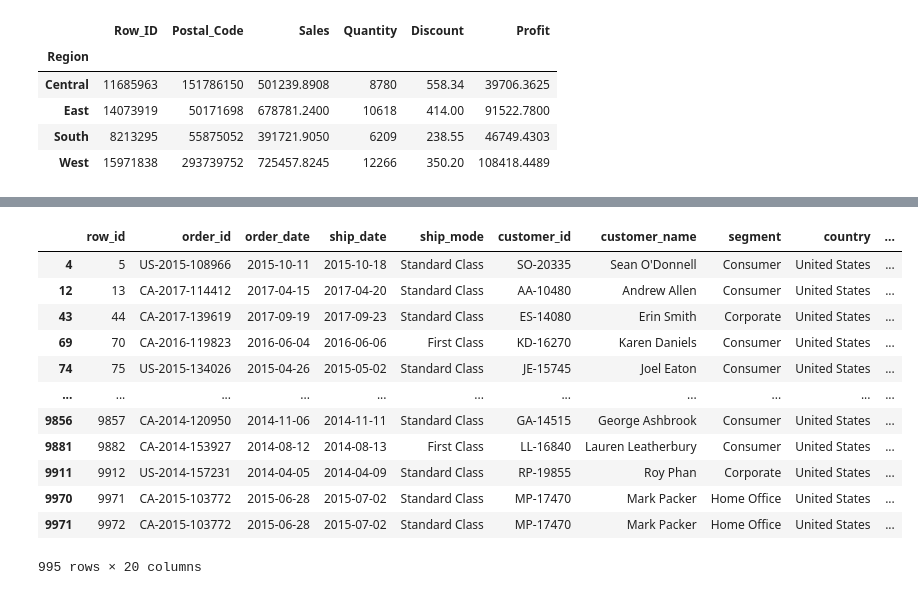
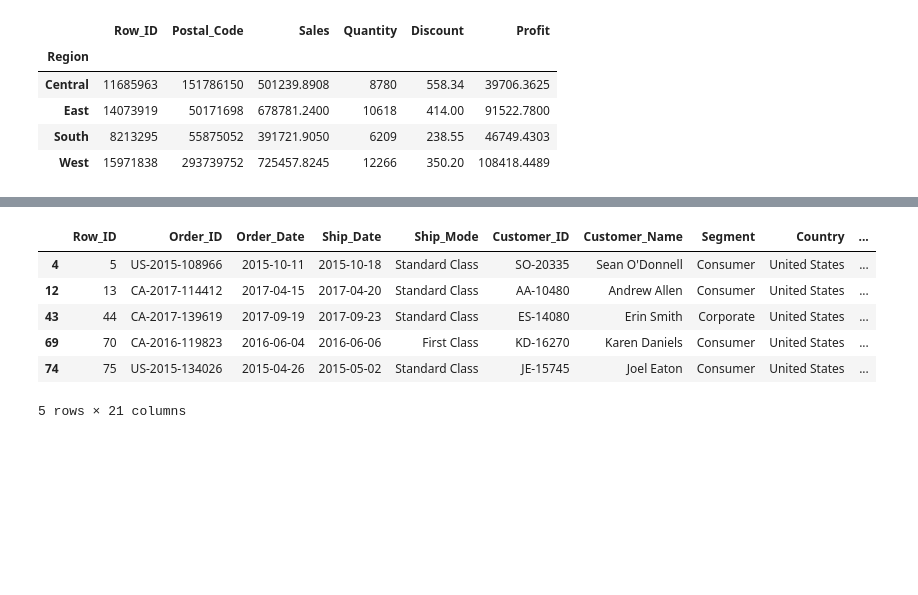
Before and after one commit to goatgirl86/ACT_Superstores, a Jupyter notebook: Superstore.ipynb, the cells around one changed output, grey strips where cells are left out. Saved outputs shown, nothing was run; the diff lists cells and outputs as text; code cells hidden in the pictures; blank space fills up the shorter version.

```diff
--- a/Superstore.ipynb
+++ b/Superstore.ipynb
@@ -518,17 +111,11 @@ df_central.head(5)
 # %%
-df_sub=df_all.loc[(df_all["region"]=='South')&(df_all["category"]=='Office Supplies')]
-df_sub
+df_sub=df.loc[(df["Region"]=='South')&(df["Category"]=='Office Supplies')]
+df_sub.head(5)
 # %% [output]
-|  | row_id | order_id | order_date | ship_date | ship_mode | customer_id | customer_name | segment | country | ... |
+|  | Row_ID | Order_ID | Order_Date | Ship_Date | Ship_Mode | Customer_ID | Customer_Name | Segment | Country | ... |
 | 4 | 5 | US-2015-108966 | 2015-10-11 | 2015-10-18 | Standard Class | SO-20335 | Sean O'Donnell | Consumer | United States | ... |
 | 12 | 13 | CA-2017-114412 | 2017-04-15 | 2017-04-20 | Standard Class | AA-10480 | Andrew Allen | Consumer | United States | ... |
 | 43 | 44 | CA-2017-139619 | 2017-09-19 | 2017-09-23 | Standard Class | ES-14080 | Erin Smith | Corporate | United States | ... |
 | 69 | 70 | CA-2016-119823 | 2016-06-04 | 2016-06-06 | First Class | KD-16270 | Karen Daniels | Consumer | United States | ... |
 | 74 | 75 | US-2015-134026 | 2015-04-26 | 2015-05-02 | Standard Class | JE-15745 | Joel Eaton | Consumer | United States | ... |
-| ... | ... | ... | ... | ... | ... | ... | ... | ... | ... | ... |
-| 9856 | 9857 | CA-2014-120950 | 2014-11-06 | 2014-11-11 | Standard Class | GA-14515 | George Ashbrook | Consumer | United States | ... |
-| 9881 | 9882 | CA-2014-153927 | 2014-08-12 | 2014-08-13 | First Class | LL-16840 | Lauren Leatherbury | Consumer | United States | ... |
-| 9911 | 9912 | US-2014-157231 | 2014-04-05 | 2014-04-09 | Standard Class | RP-19855 | Roy Phan | Corporate | United States | ... |
-| 9970 | 9971 | CA-2015-103772 | 2015-06-28 | 2015-07-02 | Standard Class | MP-17470 | Mark Packer | Home Office | United States | ... |
-| 9971 | 9972 | CA-2015-103772 | 2015-06-28 | 2015-07-02 | Standard Class | MP-17470 | Mark Packer | Home Office | United States | ... |
-995 rows × 20 columns
+5 rows × 21 columns
```
Also changed, not shown: parts of 41 cells of this notebook, 1 other file.
